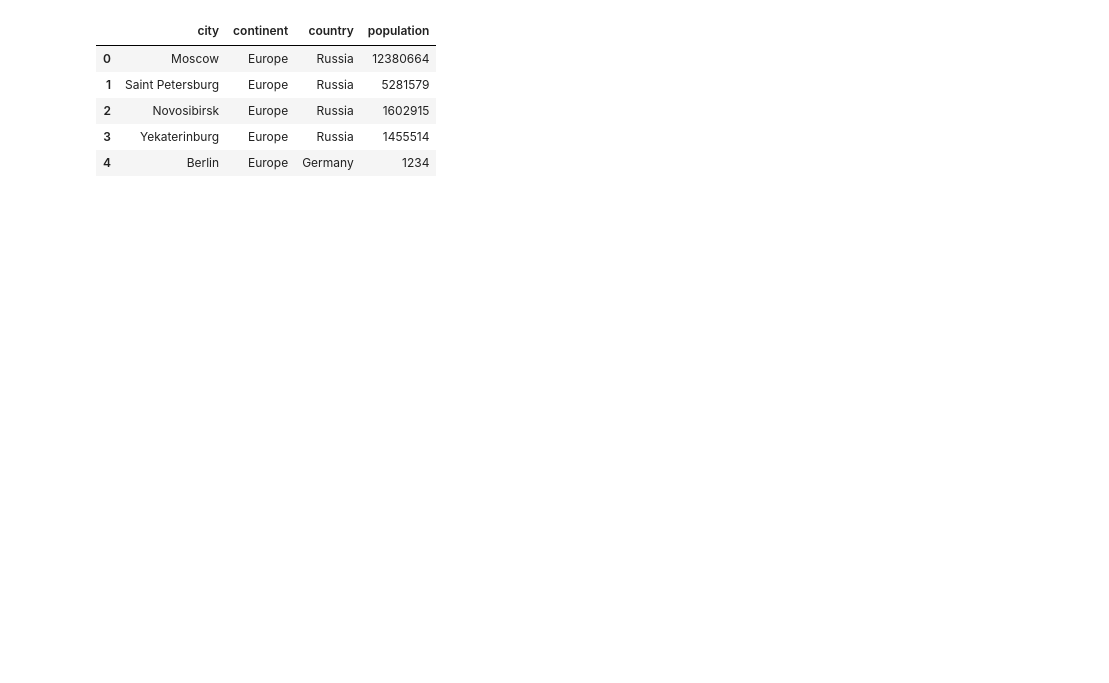
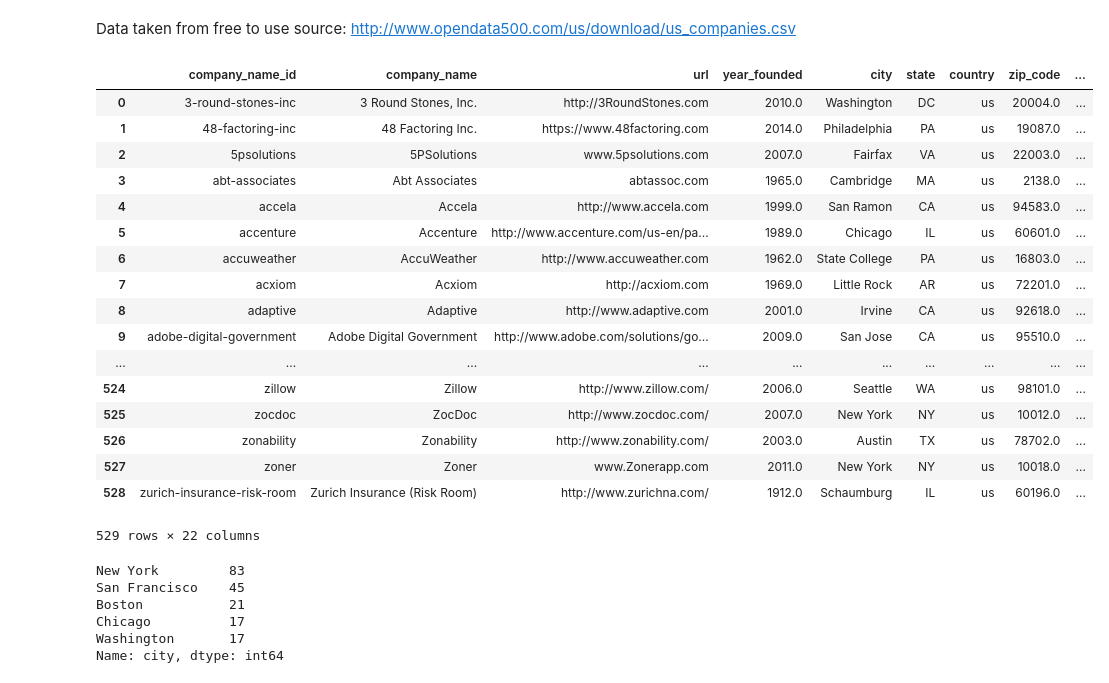
Before and after one commit to nanorobocop/Nested-Pie-Chart, a Jupyter notebook: nested_pie_chart.ipynb, the cells around one changed output. Cells and saved outputs as stored; diff of their text form; code cells hidden in the pictures; blank space fills up the shorter version.

```diff
--- a/nested_pie_chart.ipynb
+++ b/nested_pie_chart.ipynb
@@ -29,0 +1,2 @@ data = [
+# %% [markdown]
+Data taken from free to use source: http://www.opendata500.com/us/download/us_companies.csv
@@ -30,12 +15,24 @@ data = [
 # %%
 import pandas as pd
-df = pd.DataFrame(data)
+df = pd.DataFrame(pd.read_csv('data.csv'))
 # %%
-df.head()
+df
 # %% [output]
-|  | city | continent | country | population |
-| 0 | Moscow | Europe | Russia | 12380664 |
-| 1 | Saint Petersburg | Europe | Russia | 5281579 |
-| 2 | Novosibirsk | Europe | Russia | 1602915 |
-| 3 | Yekaterinburg | Europe | Russia | 1455514 |
-| 4 | Berlin | Europe | Germany | 1234 |
+|  | company_name_id | company_name | url | year_founded | city | state | country | zip_code | ... |
+| 0 | 3-round-stones-inc | 3 Round Stones, Inc. | http://3RoundStones.com | 2010.0 | Washington | DC | us | 20004.0 | ... |
+| 1 | 48-factoring-inc | 48 Factoring Inc. | https://www.48factoring.com | 2014.0 | Philadelphia | PA | us | 19087.0 | ... |
+| 2 | 5psolutions | 5PSolutions | www.5psolutions.com | 2007.0 | Fairfax | VA | us | 22003.0 | ... |
+| 3 | abt-associates | Abt Associates | abtassoc.com | 1965.0 | Cambridge | MA | us | 2138.0 | ... |
+| 4 | accela | Accela | http://www.accela.com | 1999.0 | San Ramon | CA | us | 94583.0 | ... |
+| 5 | accenture | Accenture | http://www.accenture.com/us-en/pa... | 1989.0 | Chicago | IL | us | 60601.0 | ... |
+| 6 | accuweather | AccuWeather | http://www.accuweather.com | 1962.0 | State College | PA | us | 16803.0 | ... |
+| 7 | acxiom | Acxiom | http://acxiom.com | 1969.0 | Little Rock | AR | us | 72201.0 | ... |
+| 8 | adaptive | Adaptive | http://www.adaptive.com | 2001.0 | Irvine | CA | us | 92618.0 | ... |
+| 9 | adobe-digital-government | Adobe Digital Government | http://www.adobe.com/solutions/go... | 2009.0 | San Jose | CA | us | 95510.0 | ... |
+| ... | ... | ... | ... | ... | ... | ... | ... | ... | ... |
+| 524 | zillow | Zillow | http://www.zillow.com/ | 2006.0 | Seattle | WA | us | 98101.0 | ... |
+| 525 | zocdoc | ZocDoc | http://www.zocdoc.com/ | 2007.0 | New York | NY | us | 10012.0 | ... |
+| 526 | zonability | Zonability | http://www.zonability.com/ | 2003.0 | Austin | TX | us | 78702.0 | ... |
+| 527 | zoner | Zoner | www.Zonerapp.com | 2011.0 | New York | NY | us | 10018.0 | ... |
+| 528 | zurich-insurance-risk-room | Zurich Insurance (Risk Room) | http://www.zurichna.com/ | 1912.0 | Schaumburg | IL | us | 60196.0 | ... |
+529 rows × 22 columns
@@ -41,0 +47,11 @@ df.head()
+# %%
+city = df['city'].value_counts()
+city = city[city > minimum_value]
+city.head()
+# %% [output]
+New York         83
+San Francisco    45
+Boston           21
+Chicago          17
+Washington       17
+Name: city, dtype: int64
```
Also changed, not shown: parts of 8 cells of this notebook, 1 other file.
